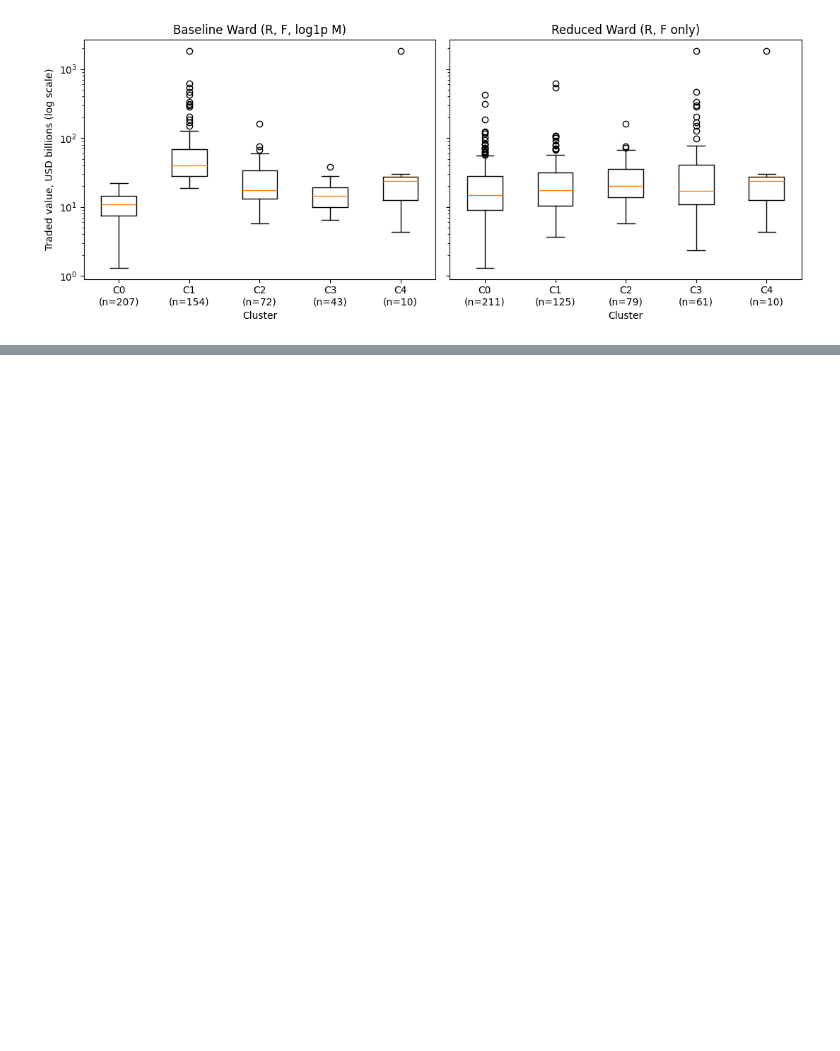
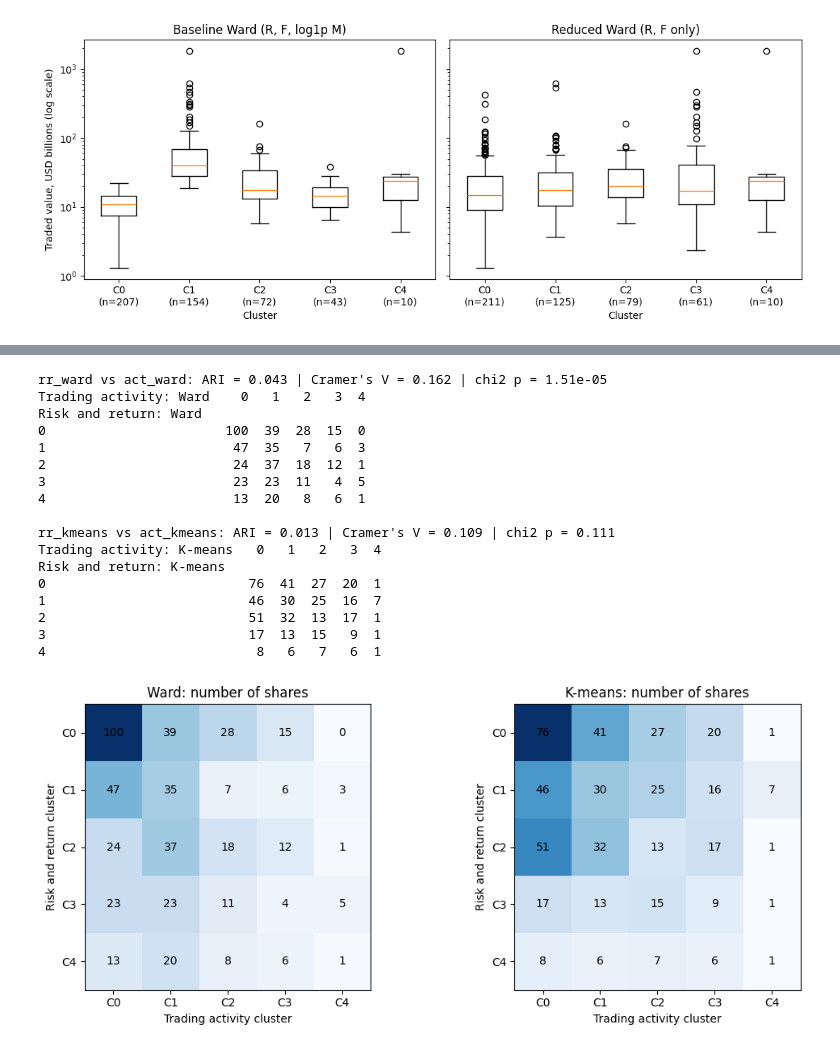
Before and after one commit to nemitha21/S-P500_Stock_Analysis_CWK1, a Jupyter notebook: S&P500_Stock_Analysis_CWK1.ipynb, the cells around one changed output, grey strips where cells are left out. Saved outputs shown, nothing was run; the diff lists cells and outputs as text; code cells hidden in the pictures; blank space fills up the shorter version.

```diff
--- a/S&P500_Stock_Analysis_CWK1.ipynb
+++ b/S&P500_Stock_Analysis_CWK1.ipynb
@@ -1637,0 +1773,7 @@ json.dump({"selected_k": int(K), "features_reduced": cols_noM,
+# %%
+for sol in SOL:
+    ct, _, lift = sector_tables(sol)
+    print(f"\n{TITLE[sol]}")
+    for c in ct.index:
+        cand = lift.loc[c][ct.loc[c] >= 5].sort_values(ascending=False).head(2)
+        print(f"  C{c} (n={int(ct.loc[c].sum())}): " + ", ".join(f"{s} (lift {v:.2f})" for s, v in cand.items()))
@@ -1637,0 +1798,40 @@ json.dump({"selected_k": int(K), "features_reduced": cols_noM,
+# %%
+for a_, b_ in [("rr_ward", "act_ward"), ("rr_kmeans", "act_kmeans")]:
+    ct = pd.crosstab(out[a_], out[b_], rownames=[TITLE[a_]], colnames=[TITLE[b_]])
+    v, p, low = cramers_v(ct)
+    print(f"\n{a_} vs {b_}: ARI = {adjusted_rand_score(out[a_], out[b_]):.3f} | Cramer's V = {v:.3f} | chi2 p = {p:.3g}")
+    print(ct.to_string())
+
+fig, ax = plt.subplots(1, 2, figsize=(11, 4.5))
+for a, (a_, b_) in zip(ax, [("rr_ward", "act_ward"), ("rr_kmeans", "act_kmeans")]):
+    ct = pd.crosstab(out[a_], out[b_])
+    a.imshow(ct.values, cmap="Blues")
+    for i in range(ct.shape[0]):
+        for j in range(ct.shape[1]):
+            a.text(j, i, ct.values[i, j], ha="center", va="center")
+    a.set_xticks(range(ct.shape[1])); a.set_xticklabels([f"C{c}" for c in ct.columns])
+    a.set_yticks(range(ct.shape[0])); a.set_yticklabels([f"C{c}" for c in ct.index])
+    a.set_xlabel("Trading activity cluster"); a.set_ylabel("Risk and return cluster")
+    a.set_title(TITLE[a_].split(":")[1].strip() + ": number of shares")
+plt.tight_layout()
+plt.savefig("outputs/figures/fig_rr_vs_activity_crosstab.png", dpi=200)
+plt.show()
+# %% [output]
+rr_ward vs act_ward: ARI = 0.043 | Cramer's V = 0.162 | chi2 p = 1.51e-05
+Trading activity: Ward    0   1   2   3  4
+Risk and return: Ward
+0                       100  39  28  15  0
+1                        47  35   7   6  3
+2                        24  37  18  12  1
+3                        23  23  11   4  5
+4                        13  20   8   6  1
+
+rr_kmeans vs act_kmeans: ARI = 0.013 | Cramer's V = 0.109 | chi2 p = 0.111
+Trading activity: K-means   0   1   2   3  4
+Risk and return: K-means
+0                          76  41  27  20  1
+1                          46  30  25  16  7
+2                          51  32  13  17  1
+3                          17  13  15   9  1
+4                           8   6   7   6  1
+[figure, added]
```
Also changed, not shown: parts of 6 cells of this notebook.
